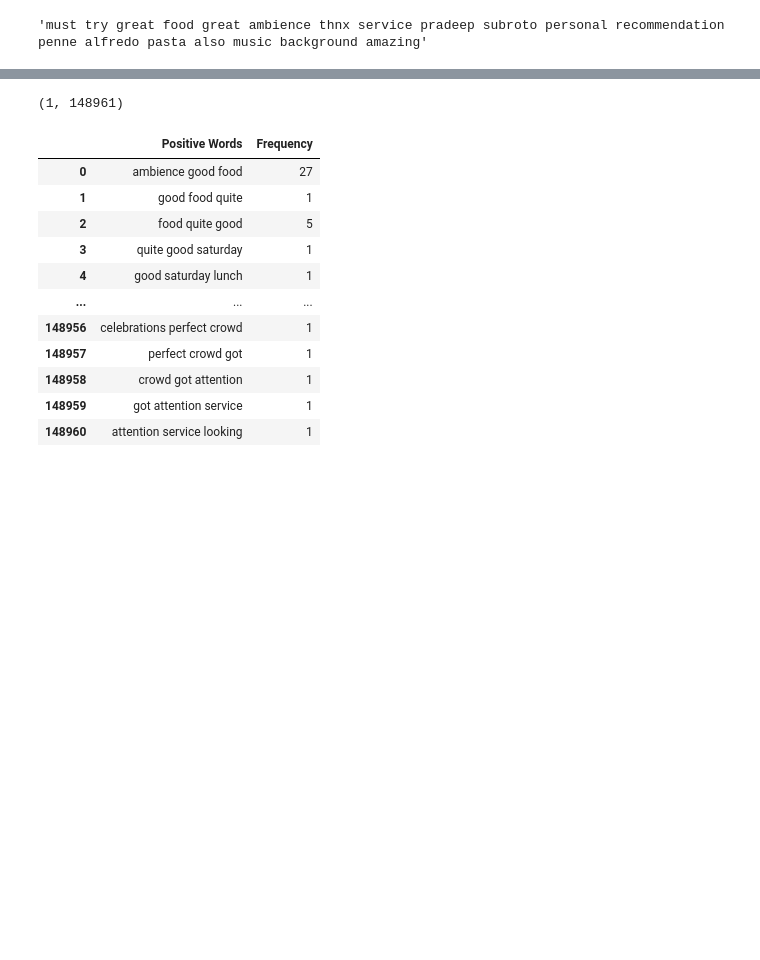
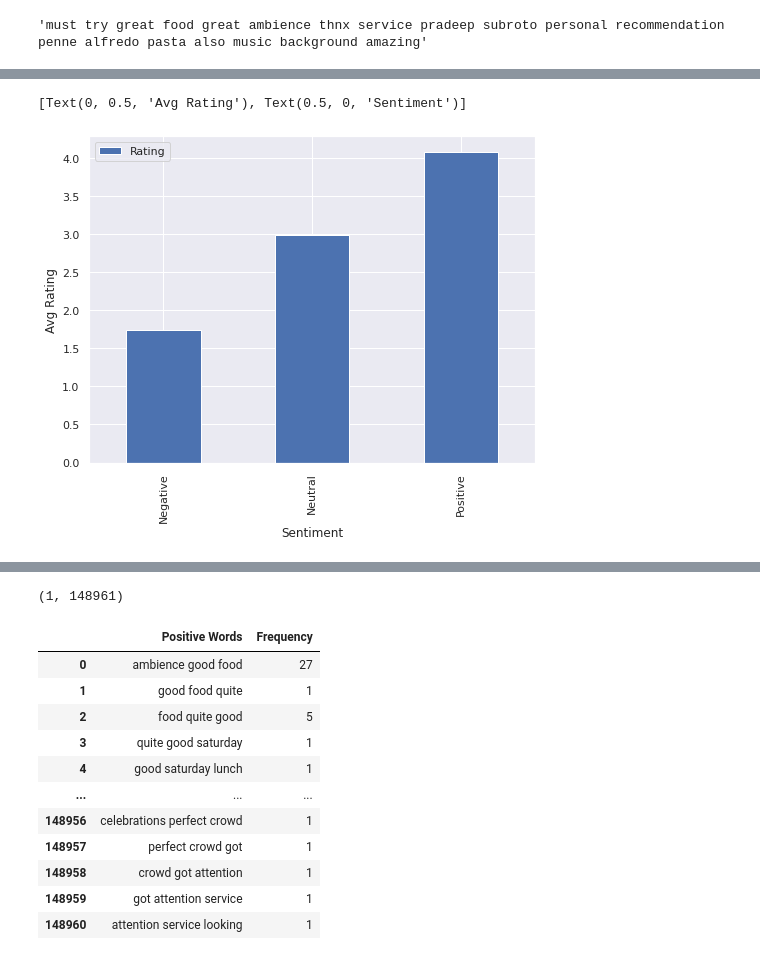
Before and after one commit to dkd99/ZOMATO-RESTAURANT-CLUSTERING-AND-SENTIMENT-ANALYSIS, a Jupyter notebook: ZOMATO_RESTAURANT_CLUSTERING_AND_SENTIMENT_ANALYSIS.ipynb, the cells around one changed output, grey strips where cells are left out. Cells and saved outputs as stored; diff of their text form; code cells hidden in the pictures; blank space fills up the shorter version.

```diff
--- a/ZOMATO_RESTAURANT_CLUSTERING_AND_SENTIMENT_ANALYSIS.ipynb
+++ b/ZOMATO_RESTAURANT_CLUSTERING_AND_SENTIMENT_ANALYSIS.ipynb
@@ -2040,0 +1990,20 @@ Name: sentiments, dtype: int64
+# %%
+# imports
+import re
+# function to remove special characters
+def remove_special_characters(text):
+    # define the pattern to keep
+    pat = r'[^a-zA-z0-9.,!?/:;\"\'\s]'
+    return re.sub(pat, '', text)
+# %%
+df_rev['Review']=df_rev['Review'].apply(remove_special_characters)
+# %%
+# imports
+import re
+# function to remove numbers
+def remove_numbers(text):
+    # define the pattern to keep
+    pattern = r'[^a-zA-z.,!?/:;\"\'\s]'
+    return re.sub(pattern, '', text)
+# %%
+df_rev['Review']=df_rev['Review'].apply(remove_numbers)
@@ -2040,0 +2069,5 @@ Name: sentiments, dtype: int64
+# %%
+df_rev.groupby('TextBlob_Analysis').aggregate({'Rating':'mean'}).plot(kind='bar',figsize=(8,6)).set(xlabel='Sentiment',ylabel='Avg Rating')
+# %% [output]
+[Text(0, 0.5, 'Avg Rating'), Text(0.5, 0, 'Sentiment')]
+[figure, added]
```
Also changed, not shown: parts of 109 cells of this notebook.
